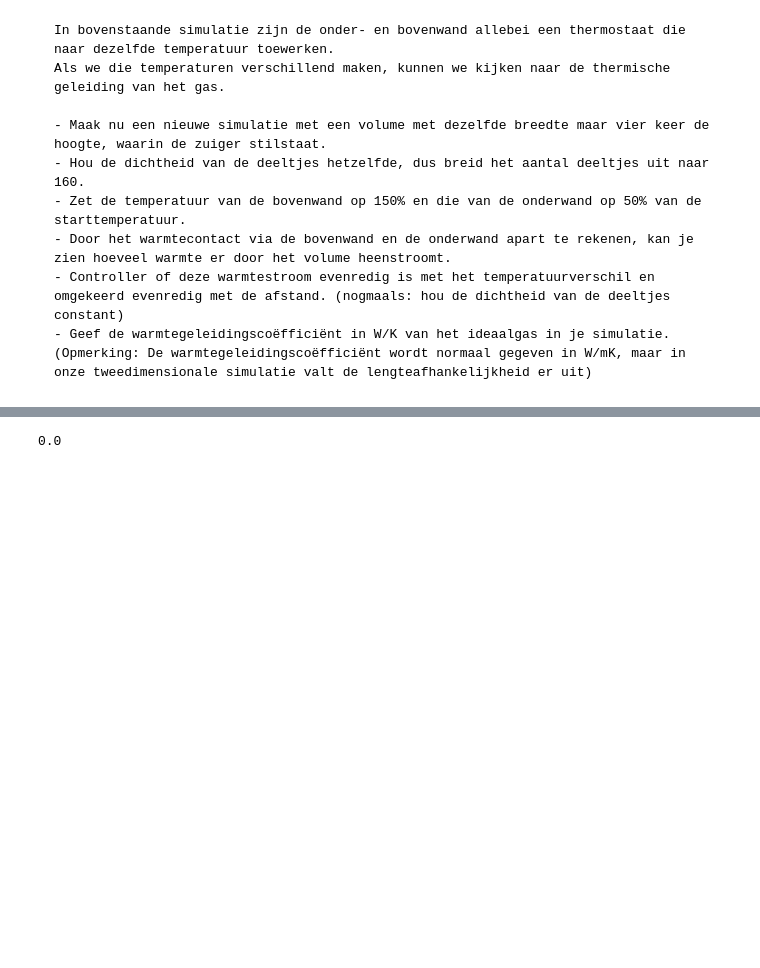
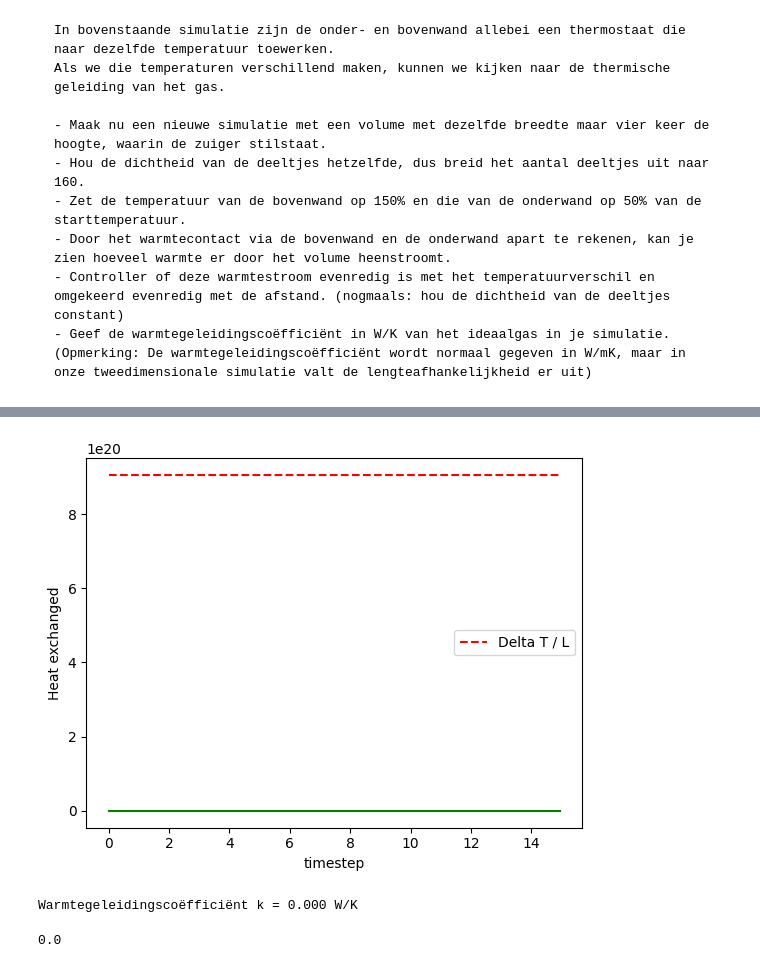
Before and after one commit to BNR33/001TASH, a Jupyter notebook: Content/PySim/8_thermostaat.ipynb, the cells around one changed output, grey strips where cells are left out. Drawn from its saved outputs; the diff is of its cells as text; code cells hidden in the pictures; blank space fills up the shorter version.

```diff
--- a/Content/PySim/8_thermostaat.ipynb
+++ b/Content/PySim/8_thermostaat.ipynb
@@ -593,0 +567,76 @@ KeyboardInterrupt:
+# %%
+#dEcv/dt = dQ/dt - dW/dt + som(dmi/dt (hi + vi^(2)/2 + gzi)) - som(dme/dt (he + ve^(2)/2 + gze))
+#mi = me
+
+#0 = dQ/dt - dm/dt(hi - he)
+#dm/dt (hi - he) = dQ/dt
+
+N = 160
+
+def top_down_collision(particle: ParticleClass) -> None:
+    """ verzorgen van botsingen met wand boven en onder, die als thermostaat kunnen werken """
+    global box_height, set_temp_top, set_temp_down, impulse_outward, heat, heat_top, heat_down
+    if abs(particle.r[1]) + particle.R > box_height / 2:
+        if particle.r[1] + particle.R > box_height / 2:
+            temp_factor = (set_temp_top/temperature(particles)) if set_temp_top > 0 else 1.0
+            heat_top += particle.kin_energy * (temp_factor - 1)
+        elif particle.r[1] - particle.R < -box_height / 2:
+            temp_factor = (set_temp_down/temperature(particles)) if set_temp_down > 0 else 1.0
+            heat_down += particle.kin_energy * (temp_factor - 1)
+        particle.r[1] = np.sign(particle.r[1]) * (box_height/2 - particle.R)
+        impulse_outward += abs(particle.momentum[1]) * (1 + temp_factor**0.5)
+        heat += particle.kin_energy * (temp_factor - 1)
+        particle.v *= temp_factor**0.5
+        particle.v[1] *= -1
+
+particles = []
+N_steps = 500
+temperatures = np.zeros(N_steps, dtype=float)
+heats = np.zeros(N_steps, dtype=float)
+heat_tops = np.zeros(N_steps, dtype=float)
+heat_downs = np.zeros(N_steps, dtype=float)
+
+heat = 0.0
+heat_top = 0.0
+heat_down = 0.0
+pressure = 0.0
+work = 0.0
+box_height = BOX_SIZE_0 * 4
+box_length = BOX_SIZE_0         # zetten zuiger terug
+v_piston = 0.0
+create_particles(particles)     # resetten deeltjes
+set_temp = temperature(particles)
+
+set_temp_top = 1.5 * set_temp   # bovenwand
+set_temp_down = 0.5 * set_temp  # onderwand
+
+for i in range(N_steps):
+    take_time_step(particles)
+    temperatures[i] = temperature(particles)
+    heat_tops[i] = heat_top
+    heat_downs[i] = heat_down
+    if i%500==0:
+        print(i)
+
+dQdt_top = np.diff(heat_tops) / DT
+dQdt_down = np.diff(heat_downs) / DT
+dQdt = (dQdt_top + dQdt_down)/2
+
+print(dQdt)
+delta_T = set_temp_top - set_temp_down
+L = box_height
+
+times = np.arange(N_steps-1) * DT
+
+plt.figure()
+plt.xlabel('timestep')
+plt.ylabel('Heat exchanged')
+plt.plot(times, dQdt, 'g-', label= '')
+plt.plot(times, (delta_T / L) * np.ones_like(times), 'r--', label='Delta T / L')
+plt.legend()
+plt.show()
+
+Q_mean = np.mean(dQdt)
+k_sim = Q_mean / (delta_T / L)
+print(f"Warmtegeleidingscoëfficiënt k = {k_sim:.3f} W/K")
+# %% [output]
@@ -594,3 +660,5 @@ KeyboardInterrupt:
+[figure, added]
+Warmtegeleidingscoëfficiënt k = 0.000 W/K
 # %%
 print(T_0)
 # %% [output]
```
Also changed, not shown: parts of 7 cells of this notebook.
